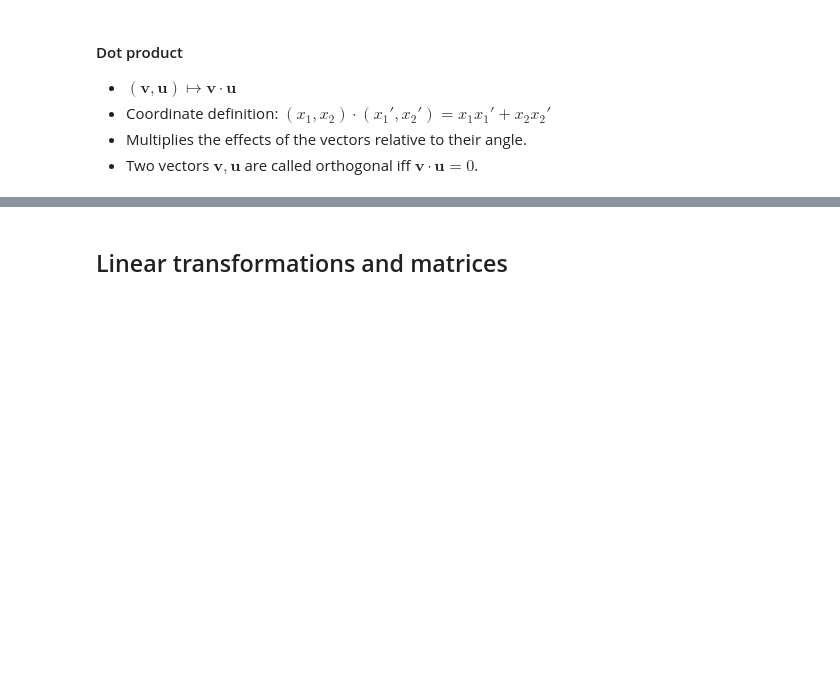
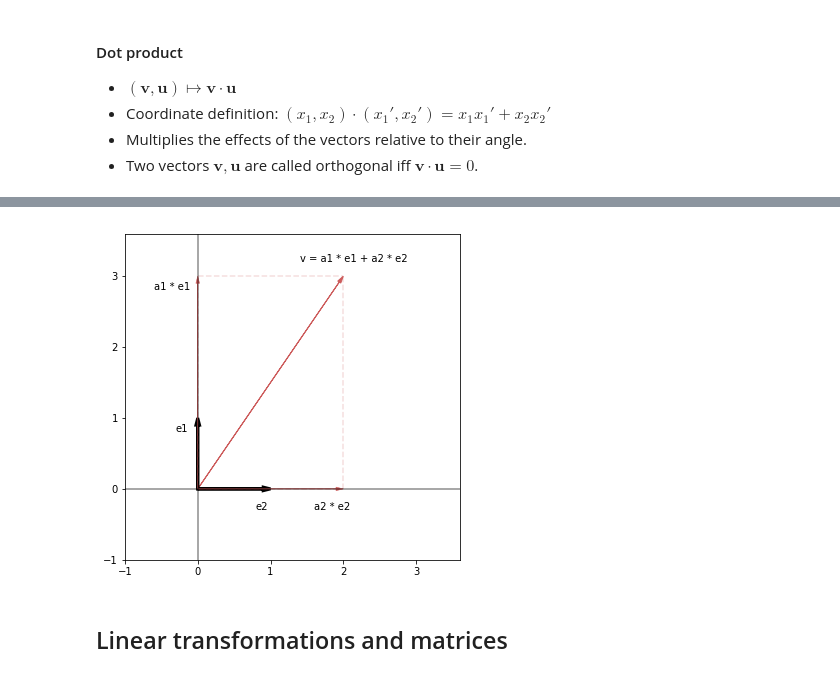
Before and after one commit to koulakis/interactive-math-for-data-science, a Jupyter notebook: linear_algebra.ipynb, the cells around one changed output, grey strips where cells are left out. Cells and saved outputs as stored; diff of their text form; code cells hidden in the pictures; blank space fills up the shorter version.

Commit message:
Orthonormal basis.

```diff
--- a/linear_algebra.ipynb
+++ b/linear_algebra.ipynb
@@ -125,3 +148,30 @@ plt.show()
+# %%
+# The projections of the first vector we saw to e1 and e2
+vector_2d = np.array([2, 3])
+a1 = vector_2d[0]
+a2 = vector_2d[1]
+
+# the orthonormal basis
+e1 = np.array([1, 0])
+e2 = np.array([0, 1])
+
+# Plot vector
+plt.figure(figsize=(6, 6))
+plt.xlim((-1, 1))
+plt.ylim((-1, 1))
+plot_2D_vector(vector_2d, color='indianred')
+e1_arr = plot_2D_vector(e1, lw=3)
+e2_arr = plot_2D_vector(e2, lw=3)
+plot_2D_vector(a1 * e1, color='indianred', lw=0.5)
+plot_2D_vector(a2 * e2, color='indianred', lw=0.5)
+plt.annotate('e1', xy=(-.3, .8))
+plt.annotate('e2', xy=(.8, -.3))
+plt.annotate('a1 * e1', xy=(-.6, 2.8))
+plt.annotate('a2 * e2', xy=(1.6, -.3))
+plt.annotate('v = a1 * e1 + a2 * e2', xy=(1.4, 3.2))
+plt.show()
+# %% [output]
+[figure, added]
 # %% [markdown]
 ## Linear transformations and matrices
 # %% [markdown]
```
Also changed, not shown: parts of 7 cells of this notebook.
